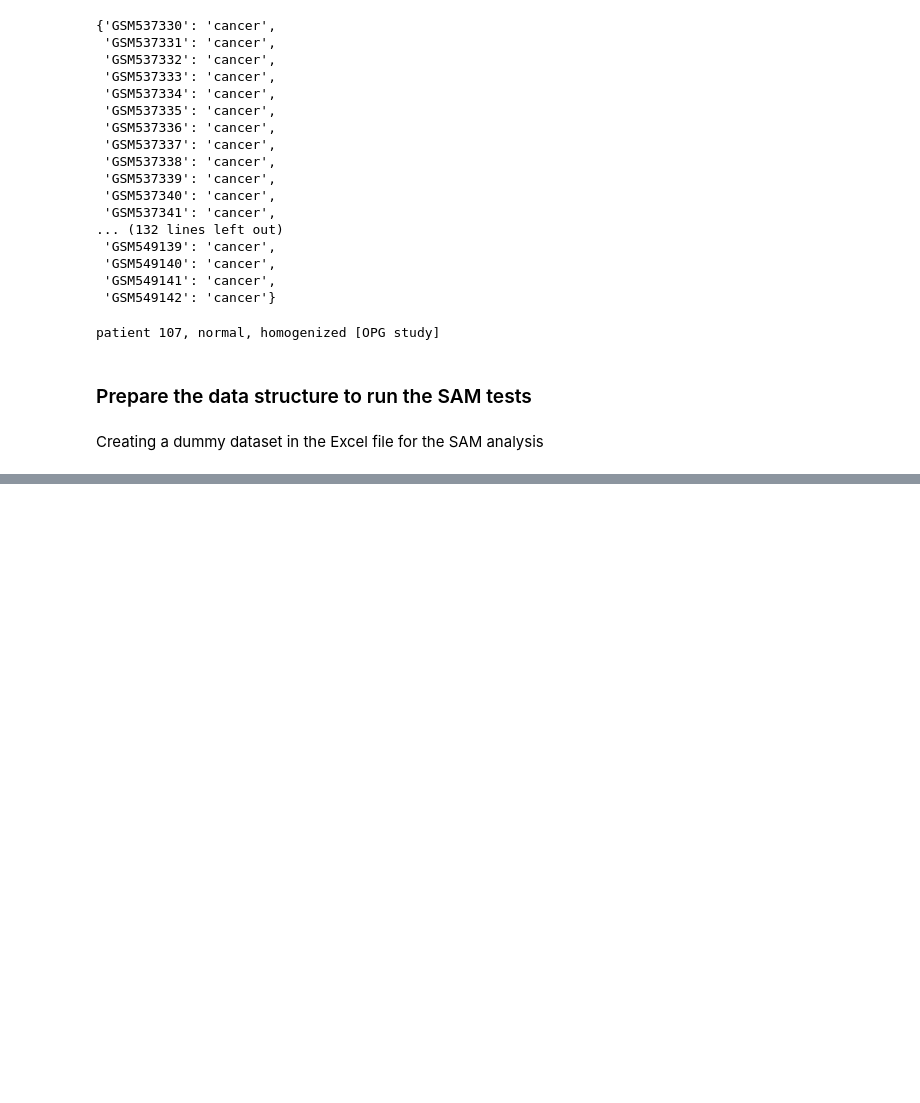
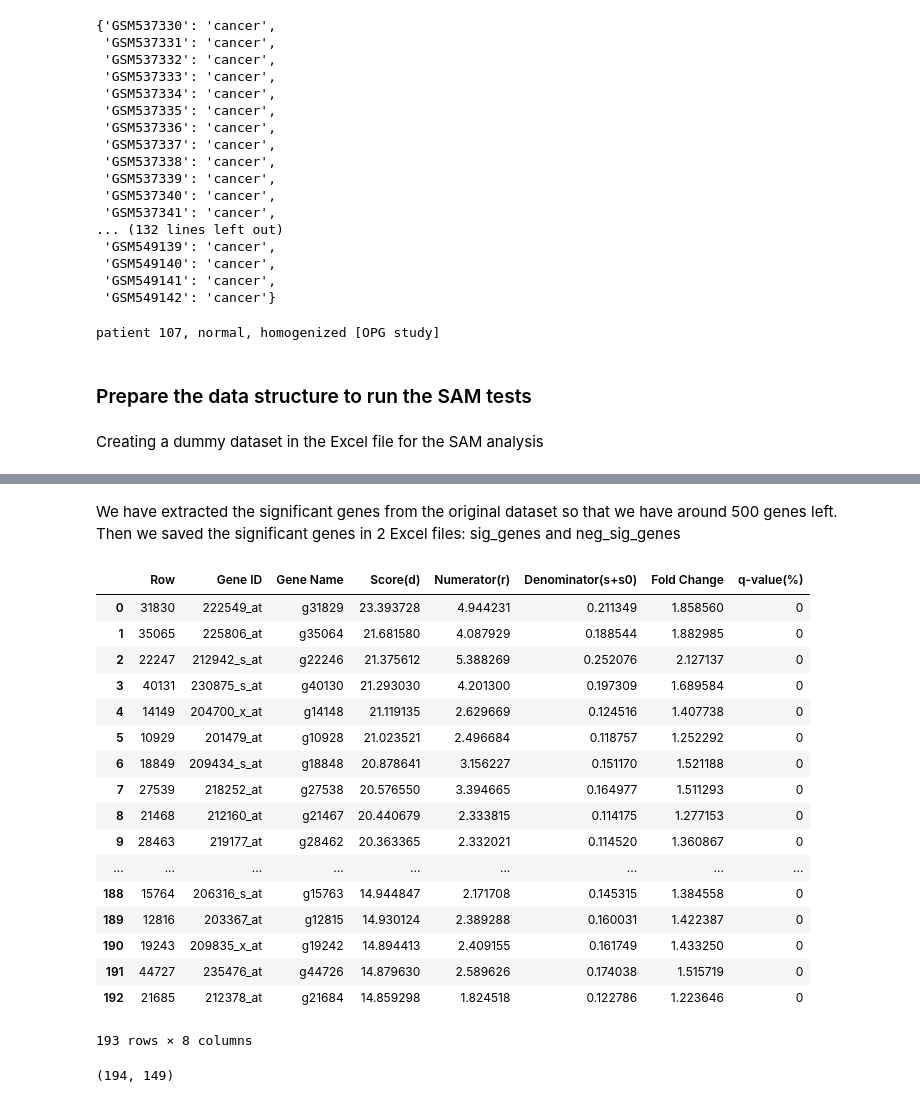
Before and after one commit to SachaKor/BBC-projet, a Jupyter notebook: BBC-project.ipynb, the cells around one changed output, grey strips where cells are left out. Cells and saved outputs as stored; diff of their text form; code cells hidden in the pictures; blank space fills up the shorter version.

```diff
--- a/BBC-project.ipynb
+++ b/BBC-project.ipynb
@@ -170,0 +200,26 @@ writer.save()
+# %% [markdown]
+We have extracted the significant genes from the original dataset so that we have around 500 genes left.
+Then we saved the significant genes in 2 Excel files: sig_genes and neg_sig_genes
+# %%
+# positive significant
+sig_genes_frame = pd.read_excel(open('sig_genes.xlsx', 'rb'))
+sig_genes_frame
+# %% [output]
+|  | Row | Gene ID | Gene Name | Score(d) | Numerator(r) | Denominator(s+s0) | Fold Change | q-value(%) |
+| 0 | 31830 | 222549_at | g31829 | 23.393728 | 4.944231 | 0.211349 | 1.858560 | 0 |
+| 1 | 35065 | 225806_at | g35064 | 21.681580 | 4.087929 | 0.188544 | 1.882985 | 0 |
+| 2 | 22247 | 212942_s_at | g22246 | 21.375612 | 5.388269 | 0.252076 | 2.127137 | 0 |
+| 3 | 40131 | 230875_s_at | g40130 | 21.293030 | 4.201300 | 0.197309 | 1.689584 | 0 |
+| 4 | 14149 | 204700_x_at | g14148 | 21.119135 | 2.629669 | 0.124516 | 1.407738 | 0 |
+| 5 | 10929 | 201479_at | g10928 | 21.023521 | 2.496684 | 0.118757 | 1.252292 | 0 |
+| 6 | 18849 | 209434_s_at | g18848 | 20.878641 | 3.156227 | 0.151170 | 1.521188 | 0 |
+| 7 | 27539 | 218252_at | g27538 | 20.576550 | 3.394665 | 0.164977 | 1.511293 | 0 |
+| 8 | 21468 | 212160_at | g21467 | 20.440679 | 2.333815 | 0.114175 | 1.277153 | 0 |
+| 9 | 28463 | 219177_at | g28462 | 20.363365 | 2.332021 | 0.114520 | 1.360867 | 0 |
+| ... | ... | ... | ... | ... | ... | ... | ... | ... |
+| 188 | 15764 | 206316_s_at | g15763 | 14.944847 | 2.171708 | 0.145315 | 1.384558 | 0 |
+| 189 | 12816 | 203367_at | g12815 | 14.930124 | 2.389288 | 0.160031 | 1.422387 | 0 |
+| 190 | 19243 | 209835_x_at | g19242 | 14.894413 | 2.409155 | 0.161749 | 1.433250 | 0 |
+| 191 | 44727 | 235476_at | g44726 | 14.879630 | 2.589626 | 0.174038 | 1.515719 | 0 |
+| 192 | 21685 | 212378_at | g21684 | 14.859298 | 1.824518 | 0.122786 | 1.223646 | 0 |
+193 rows × 8 columns
@@ -170,0 +240,6 @@ writer.save()
+# %%
+# positive significant genes
+sig_genes = get_sig_genes(sig_genes_frame, data)
+sig_genes.shape
+# %% [output]
+(194, 149)
```
Also changed, not shown: parts of 14 cells of this notebook, 5 other files.
